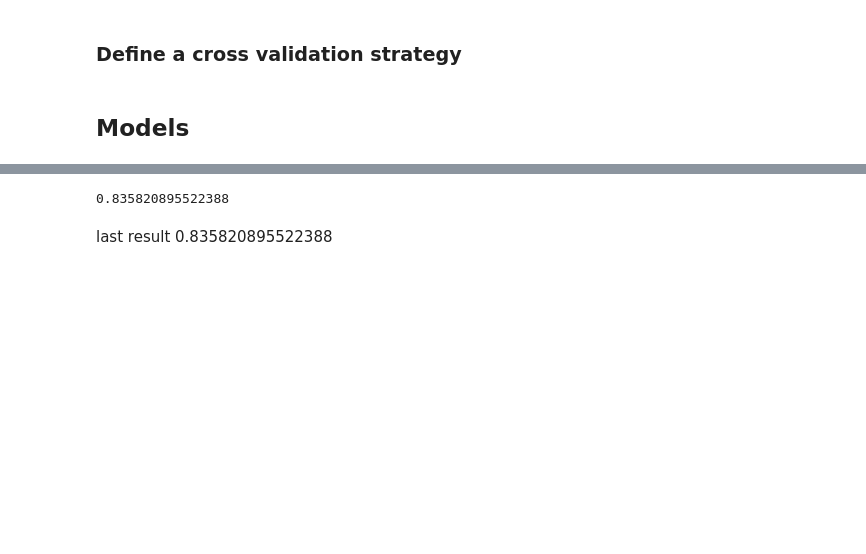
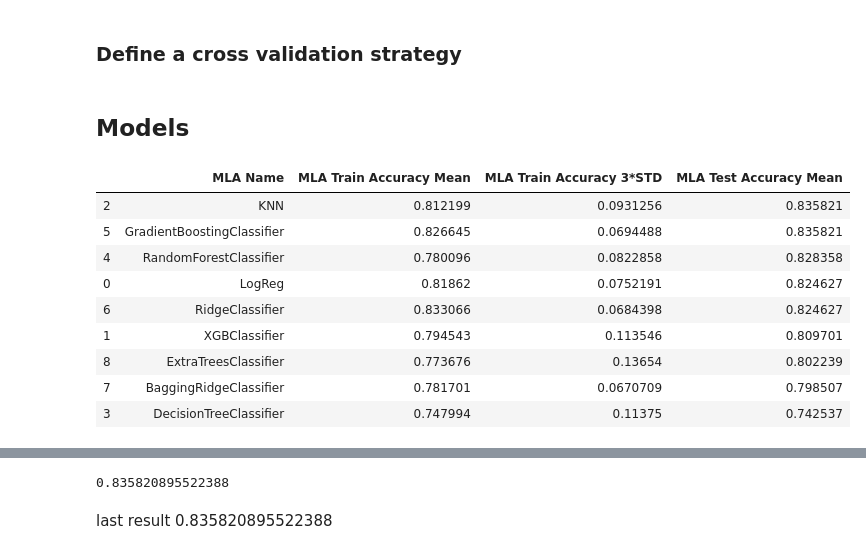
Before and after one commit to tarasovnm/titanic, a Jupyter notebook: 4. Models.ipynb, the cells around one changed output, grey strips where cells are left out. Cells and saved outputs as stored; diff of their text form; code cells hidden in the pictures; blank space fills up the shorter version.

```diff
--- a/4. Models.ipynb
+++ b/4. Models.ipynb
@@ -91,0 +124,14 @@ clfs.append(("ExtraTreesClassifier",
+# %%
+MLA_compare.sort_values(by = ['MLA Test Accuracy Mean'], ascending = False, inplace = True)
+MLA_compare
+# %% [output]
+|  | MLA Name | MLA Train Accuracy Mean | MLA Train Accuracy 3*STD | MLA Test Accuracy Mean |
+| 2 | KNN | 0.812199 | 0.0931256 | 0.835821 |
+| 5 | GradientBoostingClassifier | 0.826645 | 0.0694488 | 0.835821 |
+| 4 | RandomForestClassifier | 0.780096 | 0.0822858 | 0.828358 |
+| 0 | LogReg | 0.81862 | 0.0752191 | 0.824627 |
+| 6 | RidgeClassifier | 0.833066 | 0.0684398 | 0.824627 |
+| 1 | XGBClassifier | 0.794543 | 0.113546 | 0.809701 |
+| 8 | ExtraTreesClassifier | 0.773676 | 0.13654 | 0.802239 |
+| 7 | BaggingRidgeClassifier | 0.781701 | 0.0670709 | 0.798507 |
+| 3 | DecisionTreeClassifier | 0.747994 | 0.11375 | 0.742537 |
```
Also changed, not shown: parts of 7 cells of this notebook, 1 other file.
